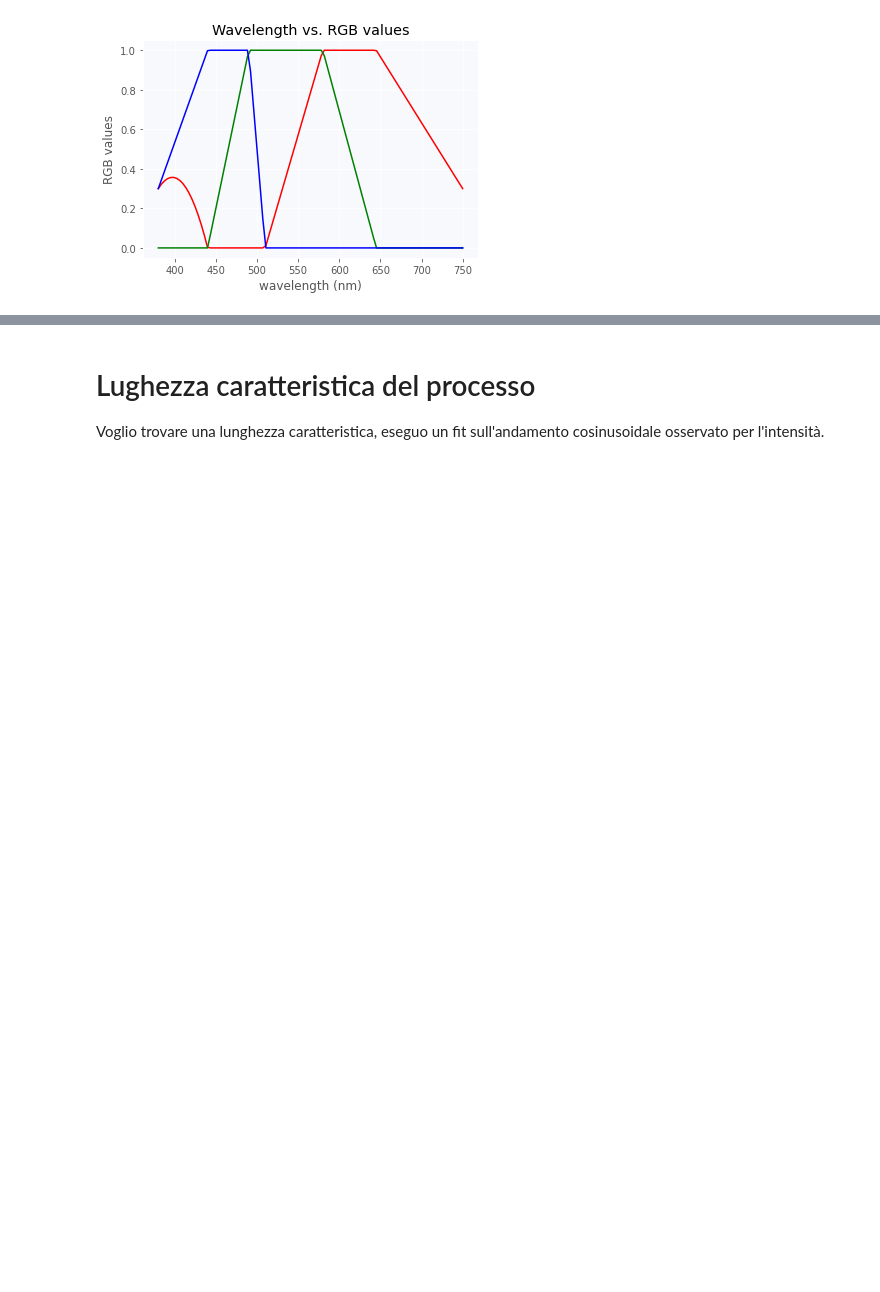
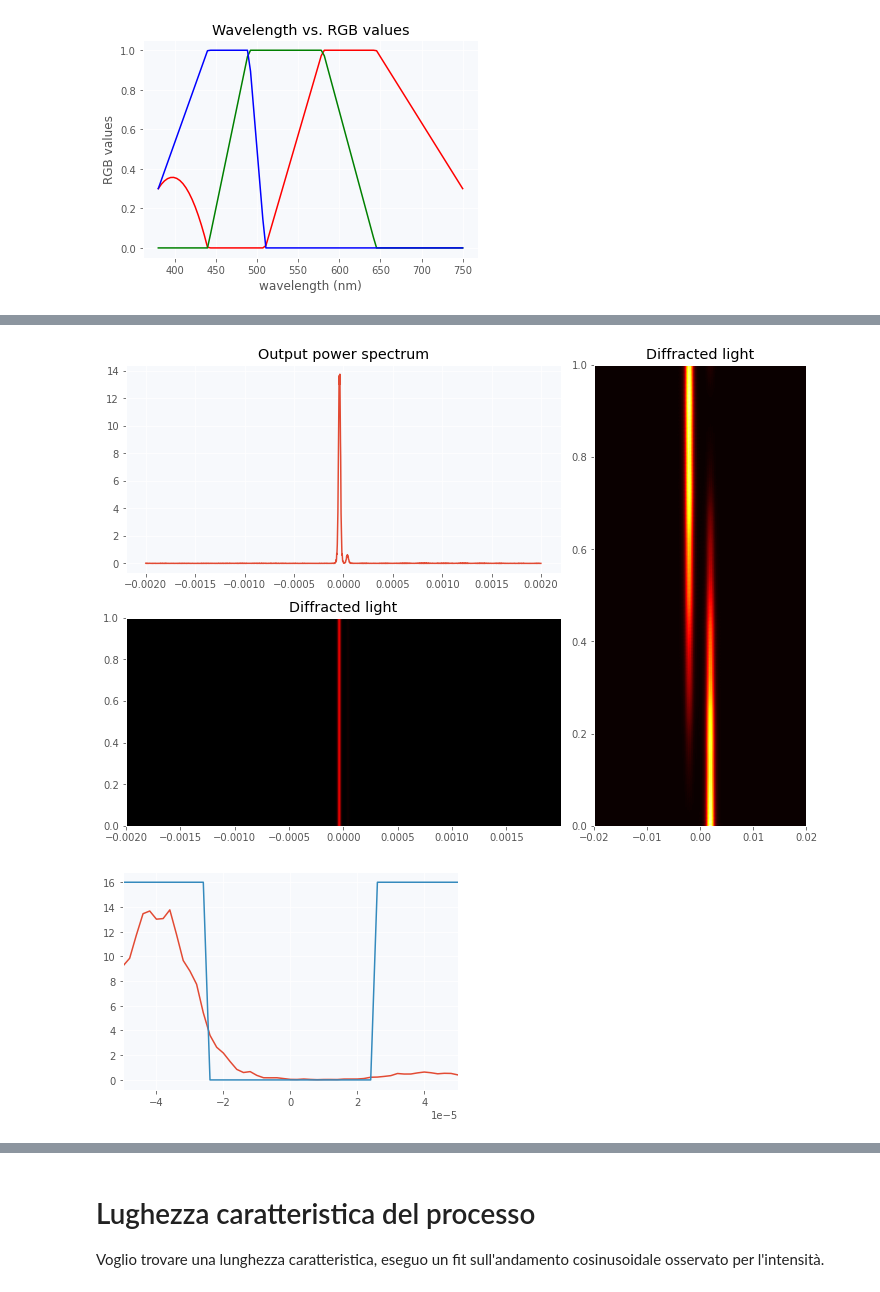
Before and after one commit to Unoaccaso/lab_projects, a Jupyter notebook: gioco_del_saltabuco.ipynb, the cells around one changed output, grey strips where cells are left out. Saved outputs shown, nothing was run; the diff lists cells and outputs as text; code cells hidden in the pictures; blank space fills up the shorter version.

```diff
--- a/gioco_del_saltabuco.ipynb
+++ b/gioco_del_saltabuco.ipynb
@@ -31,7 +30,7 @@ Ib = 1.0                  # background illumination
 Lambda = 651e-9         # wavelength
 k0 = 2*cp.pi/Lambda       # vacuum wavevector
 n0 = 1.5                  # background index of refraction
-Lz = 0.78                 # computational length of sample
+Lz = 1.                 # computational length of sample
 Lx = 4e-3                 # computational width of sample
 
 w0 = 0.25e-3              # beam width of gaussian beam parameter
@@ -67,7 +66,6 @@ for nn in range(nstepx):
     kx[nn]=2*cp.pi*deltaf*ikx
     if nn + 1 - nstepx/2 == 0:
       ntx = nstepx
-
 # =======================
 # Input fields definition
 # =======================
@@ -77,19 +75,21 @@ def Gaussian(x, Ip = Ip, w0=w0, x0=0):
 # ================
 # Propagation loop
 # ================
-@cuda.jit
-def propagate_jit(Field, dn, k,  nstepz, deltaz, keep_memory, verbose):
+def propagate(Field, dn=0, k = k0,  nstepz=nstepz, deltaz=deltaz,
+              keep_memory=False, verbose=1, find_intensity_min = False):
+  start = time()
   # Fast fourier transform api
   fft, ifft = cp.fft.fft, cp.fft.ifft # faster with big matrices
+
   if keep_memory:
     FieldModuleMemory = cp.zeros(shape=(nstepx, nstepz+1))
     FieldModuleMemory[:, 0] = cp.abs(Field)
+  elif find_intensity_min:
+    R_intensity_ratio = []
   else:
     FieldModuleMemory = None
   ArgumentOfPropagator  = ((k*n0)**(-1)*(kx**2))*(deltaz/2);
   Propagator = cp.exp(1j*ArgumentOfPropagator)
-  tstart = time()
-
   for hh in range(nstepz):
     # ================= DISPERSIVE HALF STEP =========================
     FieldTransform=fft(Field, nstepx)
@@ -103,16 +103,19 @@ def propagate_jit(Field, dn, k,  nstepz, deltaz, keep_memory, verbose):
     Field=ifft(FieldTransform,nstepx)
 
     if keep_memory:
-          FieldModuleMemory[:, 1+hh] = cp.abs(Field)
+      FieldModuleMemory[:, 1+hh] = cp.abs(Field)
+    elif find_intensity_min:
+      R_intensity_ratio.append(cp.sum(cp.abs(Field[x >= 0])**2, axis=0)/cp.sum(cp.abs(Field)**2, axis=0)-0.5)
+      if hh > 0 and R_intensity_ratio[hh]*R_intensity_ratio[hh-1] <0:
+        if verbose:
+            print(f'elapsed time = {time()-start:.2f}')
+        return hh*deltaz
 
   if verbose:
-    print('elapsed time:{}'.format(time()-tstart))
+    print(f'elapsed time = {time()-start:.2f}')
+
   return Field, FieldModuleMemory
 
-def propagate(Field, dn=[], k = k0,  nstepz=nstepz, deltaz=deltaz,
-              keep_memory=False, verbose=1):
-  return propagate_jit(Field, dn, k,  nstepz, deltaz,
-              keep_memory, verbose)
 # =================
 # Plotting function
 # =================
@@ -255,8 +258,8 @@ plt.xlim((-7e-5, 7e-5))
 # %%
 Color, OutputField, FieldModuleMemory = propagate_and_get_rgb(InputField, Lambda, dn=dn)
 show_results(cp.abs(OutputField)**2, FieldModuleMemory[np.abs(x)<4e-4, :], Color)
-plt.plot(x, cp.abs(OutputField)**2)
-plt.plot(x, Ip*dn/dn.max())
+plt.plot(cp.asnumpy(x), cp.asnumpy(cp.abs(OutputField)**2))
+plt.plot(cp.asnumpy(x), cp.asnumpy(Ip*dn/dn.max()))
 plt.xlim((-5e-5, 5e-5))
 plt.show()
 plt.close()
@@ -265,2 +268,4 @@ TypingError: ignored
+[figure, added]
+[figure, added]
 # %%
 R_intensity_ratio = cp.sum(cp.abs(FieldModuleMemory[x >= 0, :])**2, axis=0)/cp.sum(cp.abs(FieldModuleMemory)**2, axis=0)
```
Also changed, not shown: parts of 7 cells of this notebook.
